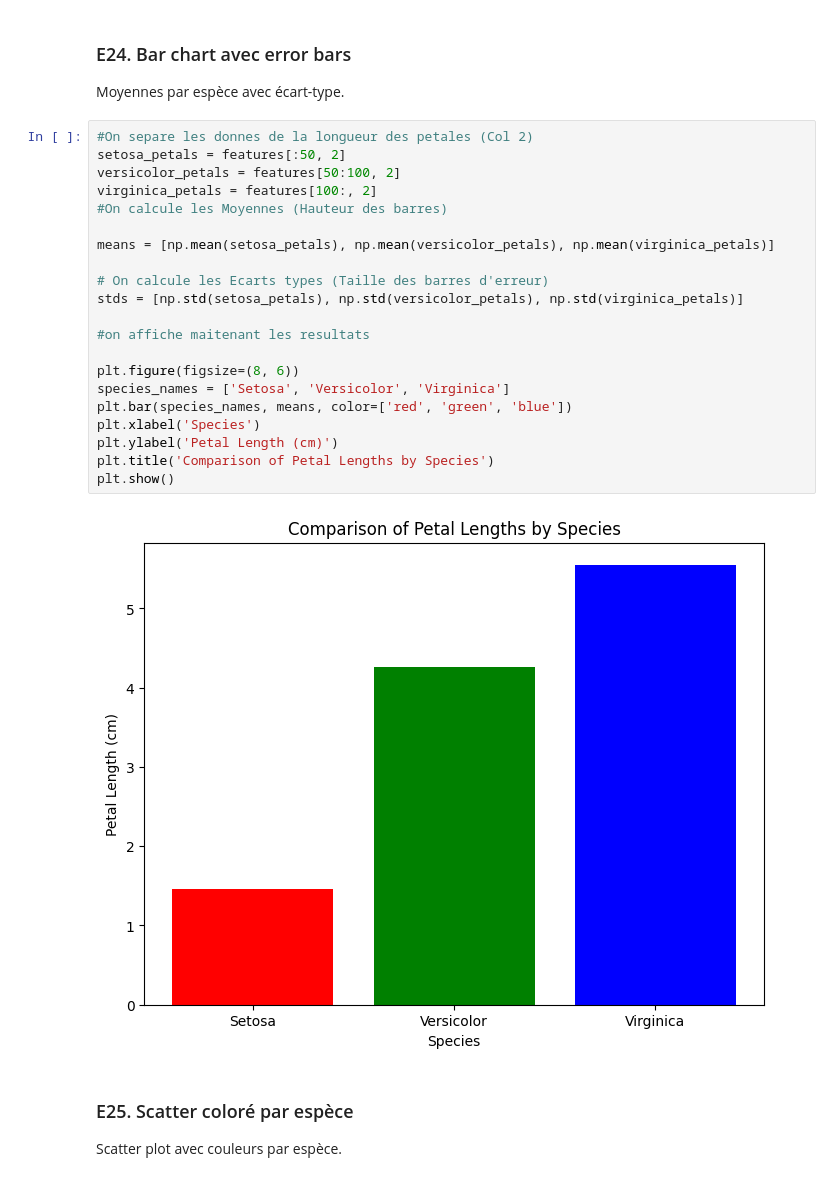
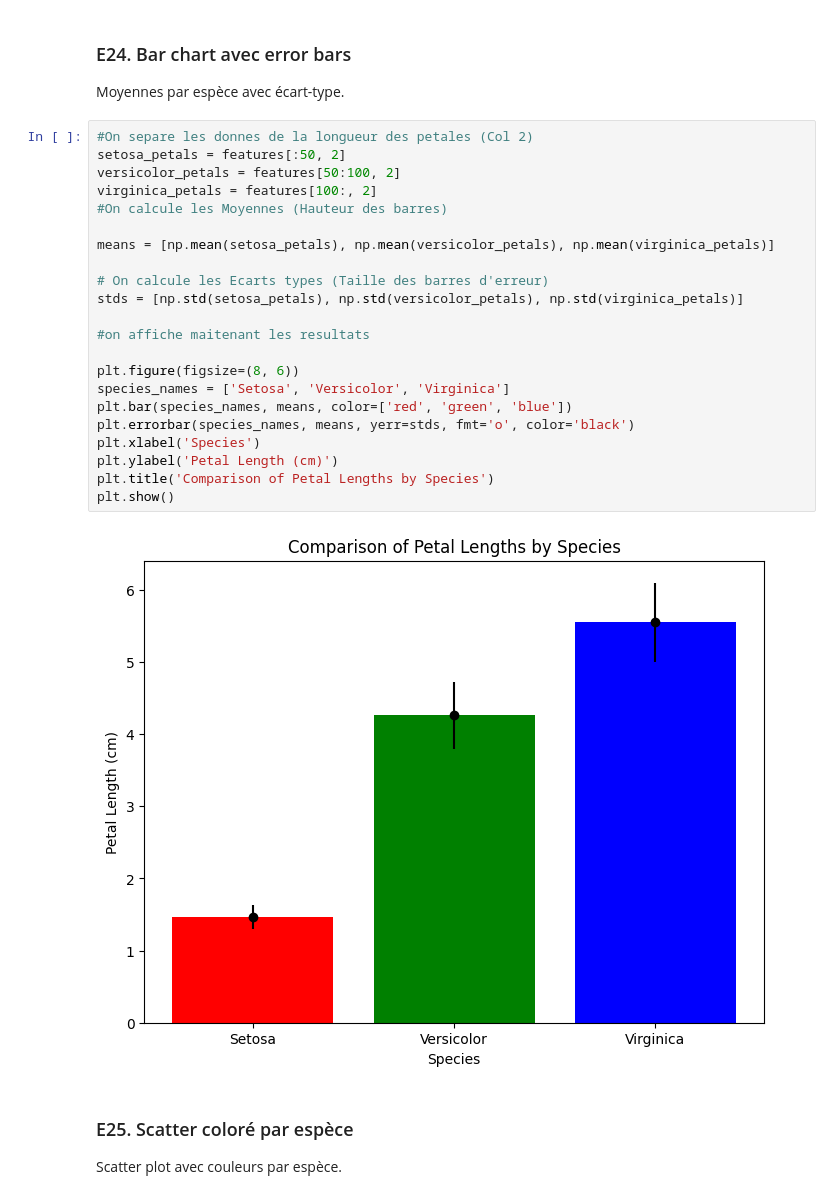
Before and after one commit to USMS-FPK-IA-GI-2025/controle-01-numpy-and-matplotlib-iris-Adilchagri, a Jupyter notebook: notebooks/controle_numpy_matplotlib.ipynb, the cells around one changed output. Saved outputs shown, nothing was run; the diff lists cells and outputs as text.

```diff
--- a/notebooks/controle_numpy_matplotlib.ipynb
+++ b/notebooks/controle_numpy_matplotlib.ipynb
@@ -411,26 +411,27 @@ Moyennes par espèce avec écart-type.
 # %%
 #On separe les donnes de la longueur des petales (Col 2)
 setosa_petals = features[:50, 2]
 versicolor_petals = features[50:100, 2]
 virginica_petals = features[100:, 2]
 #On calcule les Moyennes (Hauteur des barres)
 
 means = [np.mean(setosa_petals), np.mean(versicolor_petals), np.mean(virginica_petals)]
 
 # On calcule les Ecarts types (Taille des barres d'erreur)
 stds = [np.std(setosa_petals), np.std(versicolor_petals), np.std(virginica_petals)]
 
 #on affiche maitenant les resultats
 
 plt.figure(figsize=(8, 6))
 species_names = ['Setosa', 'Versicolor', 'Virginica']
 plt.bar(species_names, means, color=['red', 'green', 'blue'])
+plt.errorbar(species_names, means, yerr=stds, fmt='o', color='black')
 plt.xlabel('Species')
 plt.ylabel('Petal Length (cm)')
 plt.title('Comparison of Petal Lengths by Species')
 plt.show()
 # %% [output]
-[figure, old version]
+[figure, new version]
 # %% [markdown]
 ### E25. Scatter coloré par espèce
 Scatter plot avec couleurs par espèce.
```
Also changed, not shown: parts of 1 cell of this notebook.
